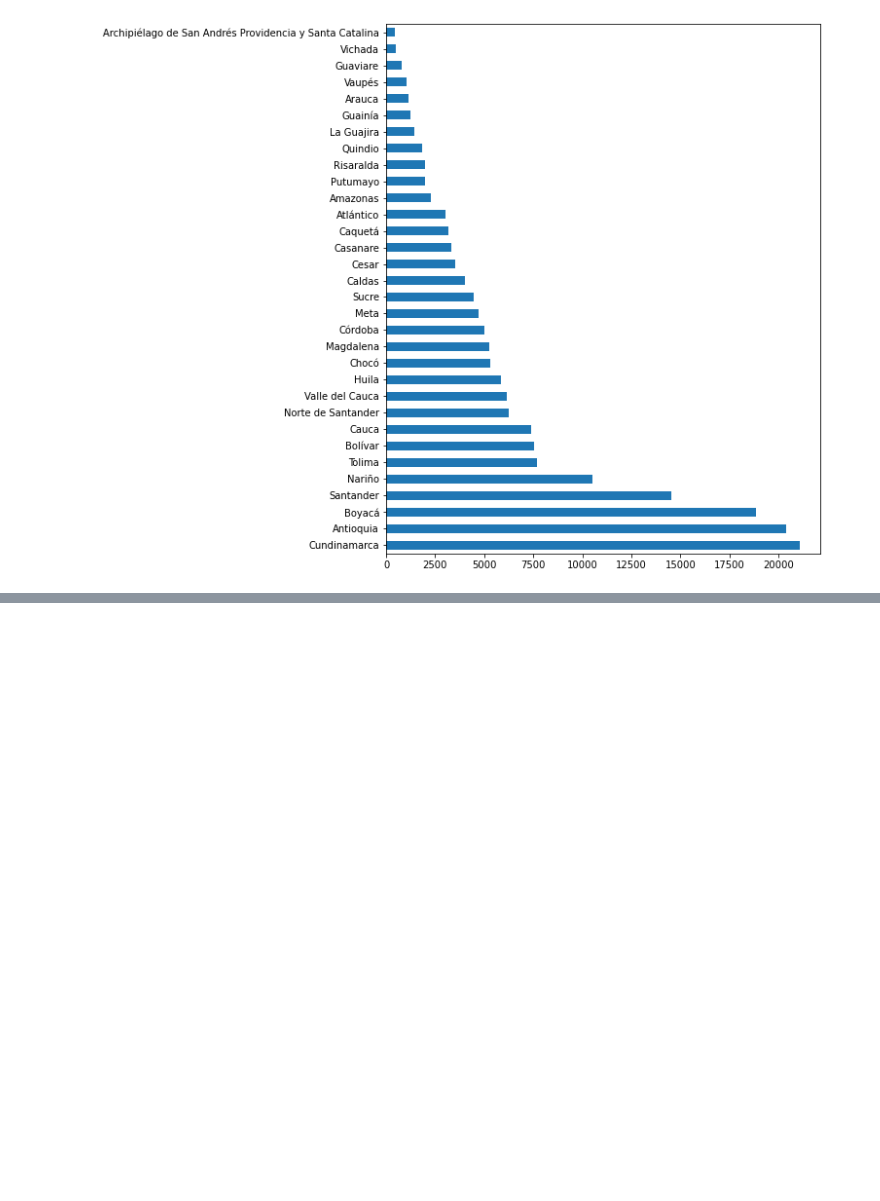
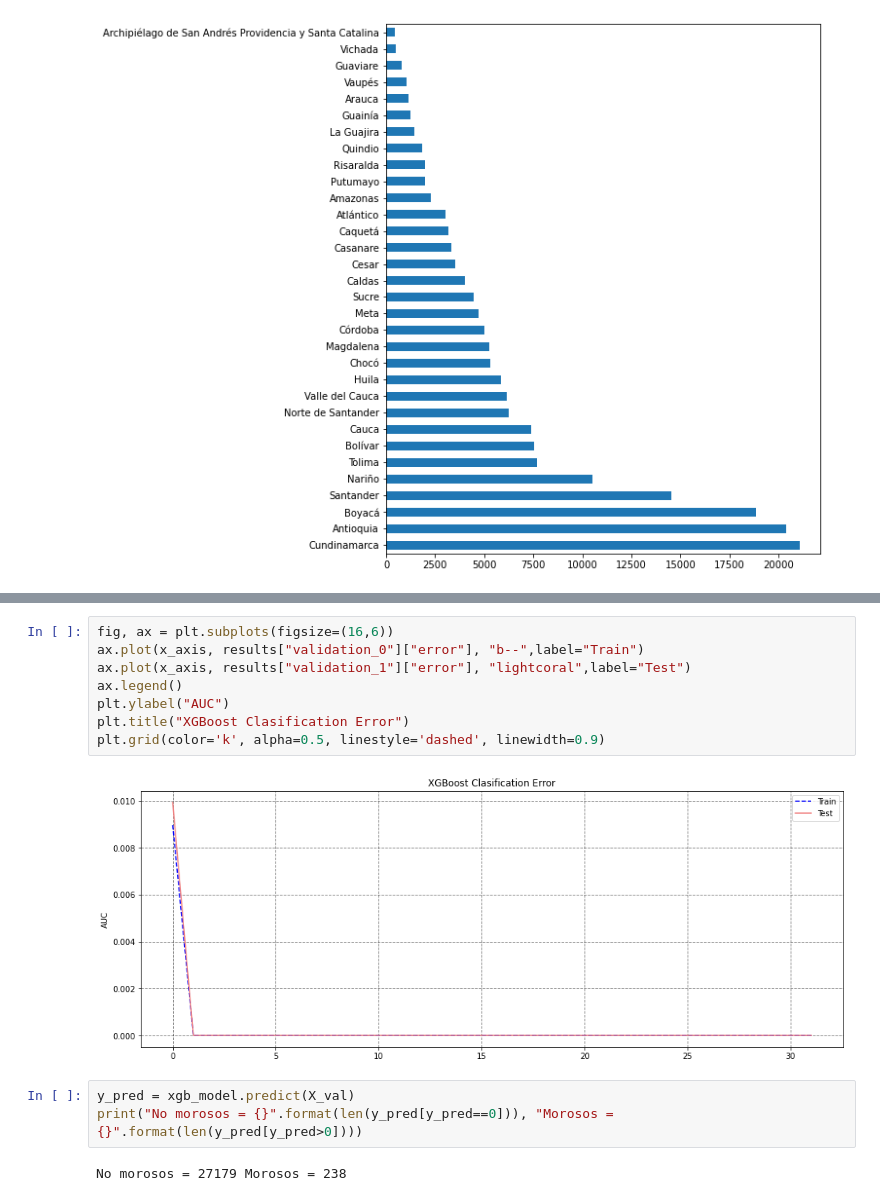
Before and after one commit to jomen93/Cartera, a Jupyter notebook: Modelo.ipynb, the cells around one changed output, grey strips where cells are left out. Cells and saved outputs as stored; diff of their text form; blank space fills up the shorter version.

```diff
--- a/Modelo.ipynb
+++ b/Modelo.ipynb
@@ -387,0 +654,15 @@ See the caveats in the documentation: https://pandas.pydata.org/pandas-docs/stab
+# %%
+fig, ax = plt.subplots(figsize=(16,6))
+ax.plot(x_axis, results["validation_0"]["error"], "b--",label="Train")
+ax.plot(x_axis, results["validation_1"]["error"], "lightcoral",label="Test")
+ax.legend()
+plt.ylabel("AUC")
+plt.title("XGBoost Clasification Error")
+plt.grid(color='k', alpha=0.5, linestyle='dashed', linewidth=0.9)
+# %% [output]
+[figure, added]
+# %%
+y_pred = xgb_model.predict(X_val)
+print("No morosos = {}".format(len(y_pred[y_pred==0])), "Morosos = {}".format(len(y_pred[y_pred>0])))
+# %% [output]
+No morosos = 27179 Morosos = 238
```
Also changed, not shown: parts of 29 cells of this notebook.
